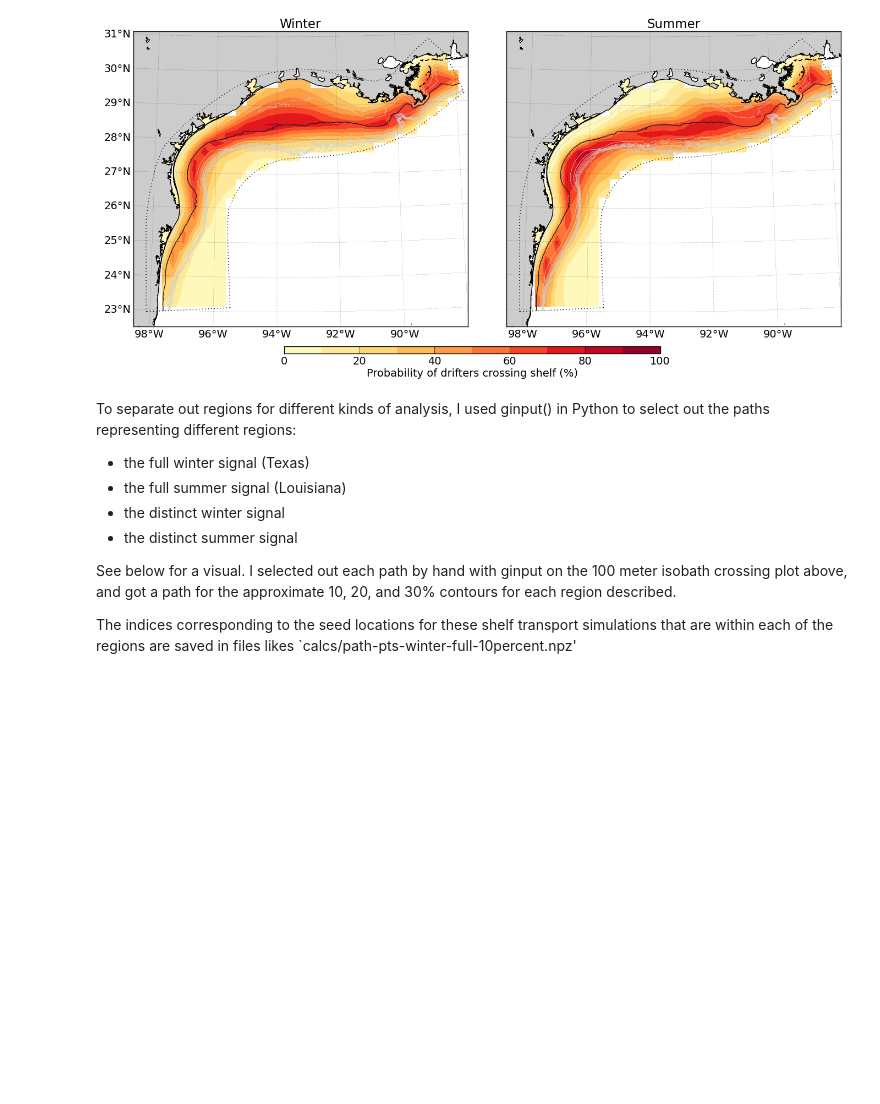
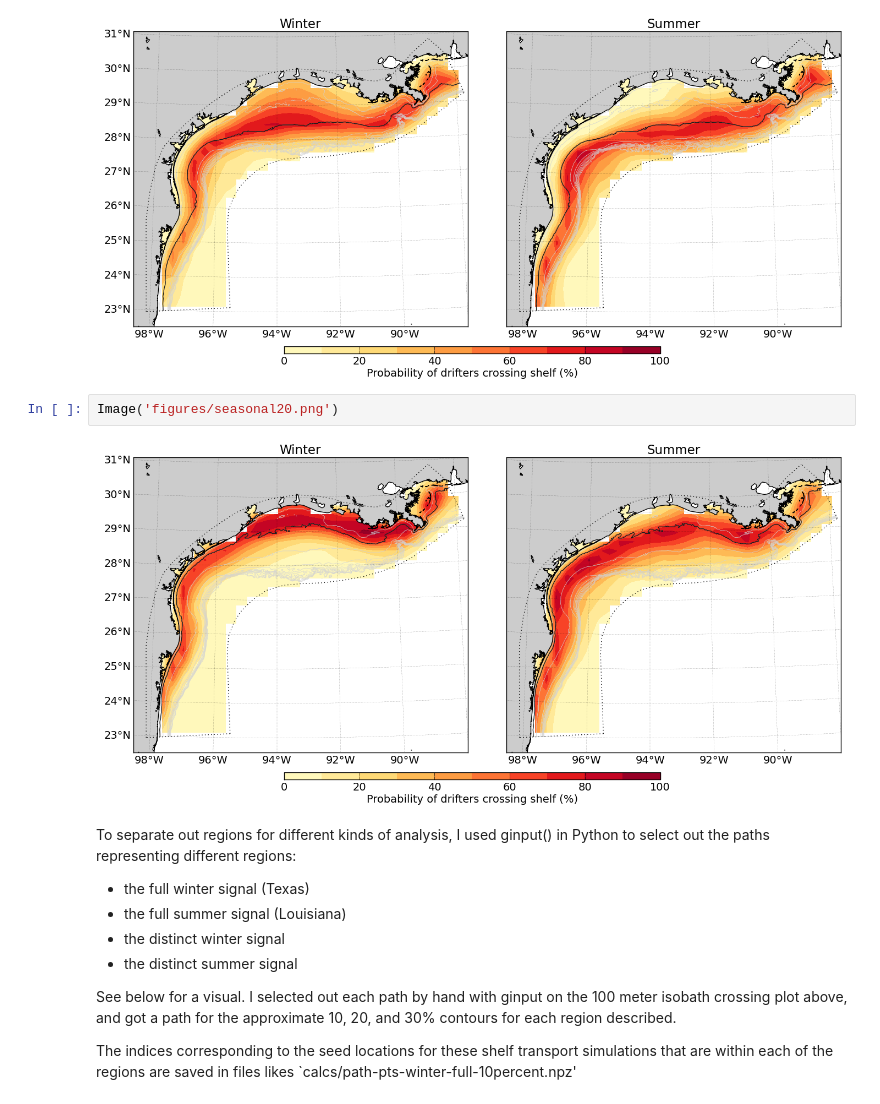
Before and after one commit to kthyng/shelf_transport, a Jupyter notebook: notebooks/Shelf transport and eddies.ipynb, the cells around one changed output. Drawn from its saved outputs; the diff is of its cells as text; blank space fills up the shorter version.

```diff
--- a/notebooks/Shelf transport and eddies.ipynb
+++ b/notebooks/Shelf transport and eddies.ipynb
@@ -32,6 +38,10 @@ Image('figures/seasonal100.png')
 Image('figures/seasonal50.png')
 # %% [output]
 [figure]
+# %%
+Image('figures/seasonal20.png')
+# %% [output]
+[figure, added]
 # %% [markdown]
 To separate out regions for different kinds of analysis, I used ginput() in Python to select out the paths representing different regions:
 
```
Also changed, not shown: parts of 3 cells of this notebook.
